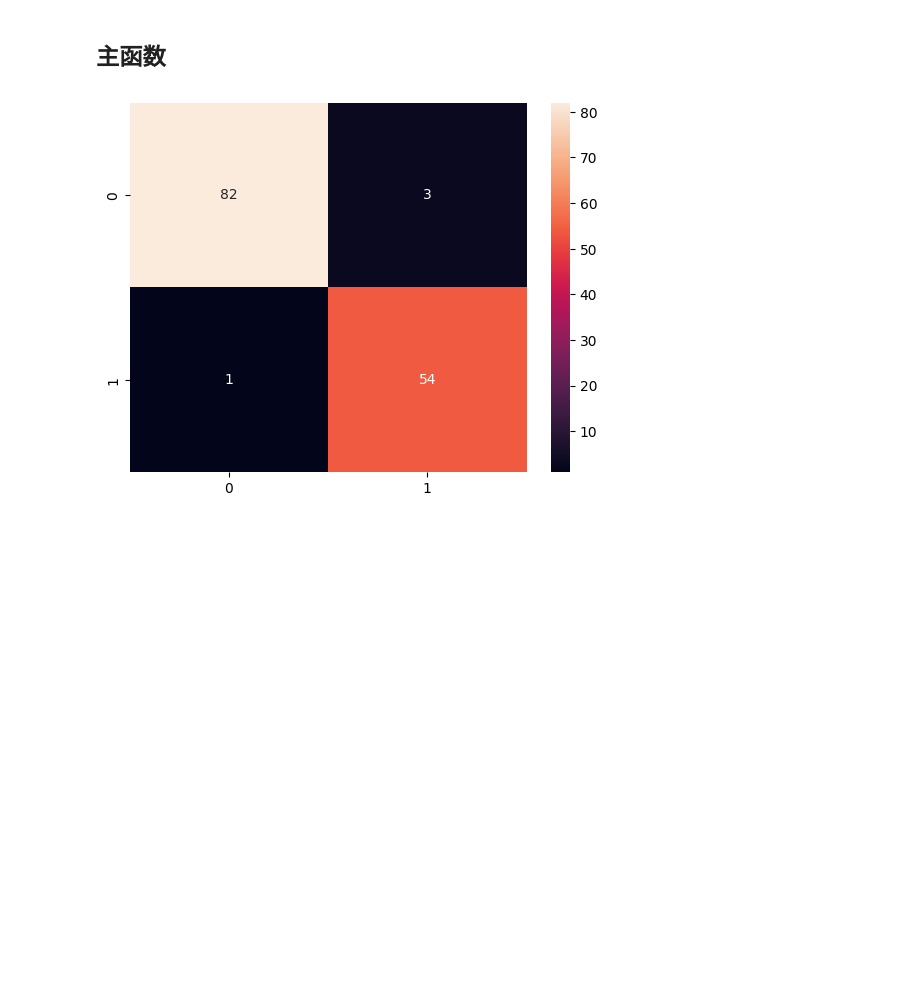
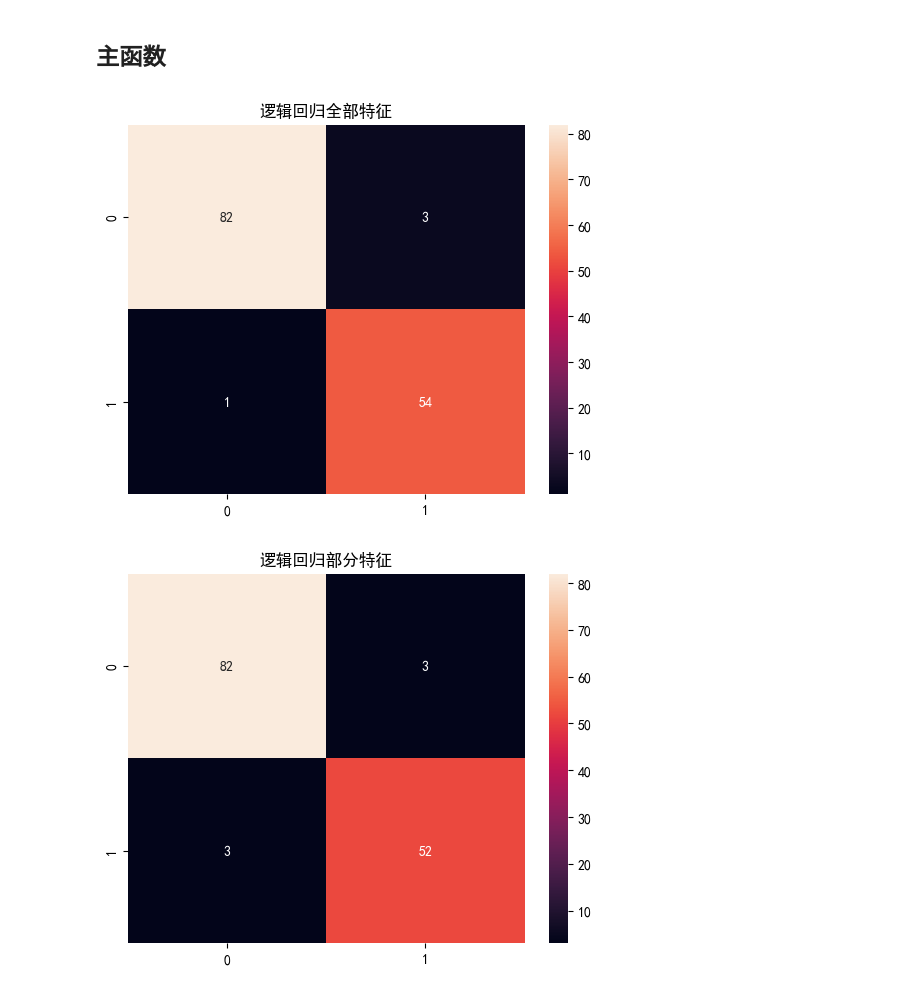
Before and after one commit to Routhleck/myNotes, a Jupyter notebook: 机器学习(updating)/hw/实验一 线性模型-实验/linear_model_API.ipynb, the cells around one changed output. Drawn from its saved outputs; the diff is of its cells as text; code cells hidden in the pictures; blank space fills up the shorter version.

```diff
--- a/机器学习(updating)/hw/实验一 线性模型-实验/linear_model_API.ipynb
+++ b/机器学习(updating)/hw/实验一 线性模型-实验/linear_model_API.ipynb
@@ -13,12 +13,12 @@ from sklearn.metrics import mean_squared_error
 ## 定义模型
 # %%
 # 定义模型
-def linear_model(X_train, X_test, y_train, y_test):
+def linear_model(X_train, X_test, y_train):
     # 线性回归
     lr = LinearRegression()
     lr.fit(X_train, y_train)
     y_pred = lr.predict(X_test)
-    print('MSE：', mean_squared_error(y_test, y_pred))
+    return y_pred
 # %% [markdown]
 ## 数据处理
 # %%
@@ -57,18 +102,12 @@ from sklearn.metrics import mean_squared_error
 # %% [markdown]
 ## 定义模型
 # %%
-def logistic_model(X_train, X_test, y_train, y_test):
+def logistic_model(X_train, X_test, y_train):
     # 逻辑回归
     lr = LogisticRegression()
     lr.fit(X_train, y_train)
     y_pred = lr.predict(X_test)
-    # 混淆矩阵
-    import seaborn as sns
-    import matplotlib.pyplot as plt
-    from sklearn.metrics import confusion_matrix
-    cm = confusion_matrix(y_test, y_pred)
-    sns.heatmap(cm, annot=True, fmt='d')
-    plt.show()
+    return y_pred
 # %% [markdown]
 ## 数据处理
 # %%
@@ -94,7 +154,32 @@ def dataProcess():
 # %% [markdown]
 ## 主函数
-# %%
-X_train, X_test, y_train, y_test = dataProcess()
-logistic_model(X_train, X_test, y_train, y_test)
-# %% [output]
-[figure, removed]
+# %%
+# 设置显示中文字体
+from pylab import mpl
+mpl.rcParams["font.sans-serif"] = ["SimHei"]
+from matplotlib import pyplot as plt
+
+# 全部特征
+X_train, X_test, y_train, y_test = dataProcess_full()
+y_test = np.array(y_test).reshape(-1, 1)
+y_pred = logistic_model(X_train, X_test, y_train)
+# 混淆矩阵
+from seaborn import heatmap
+from sklearn.metrics import confusion_matrix
+cm = confusion_matrix(y_test, y_pred)
+heatmap(cm, annot=True, fmt='d')
+plt.title('逻辑回归全部特征')
+plt.show()
+
+# 部分特征
+X_train, X_test, y_train, y_test = dataProcess_part()
+y_test = np.array(y_test).reshape(-1, 1)
+y_pred = logistic_model(X_train, X_test, y_train)
+# 混淆矩阵
+cm = confusion_matrix(y_test, y_pred)
+heatmap(cm, annot=True, fmt='d')
+plt.title('逻辑回归部分特征')
+plt.show()
+# %% [output]
+[figure, added]
+[figure, added]
```
Also changed, not shown: parts of 4 cells of this notebook, 8 other files.
